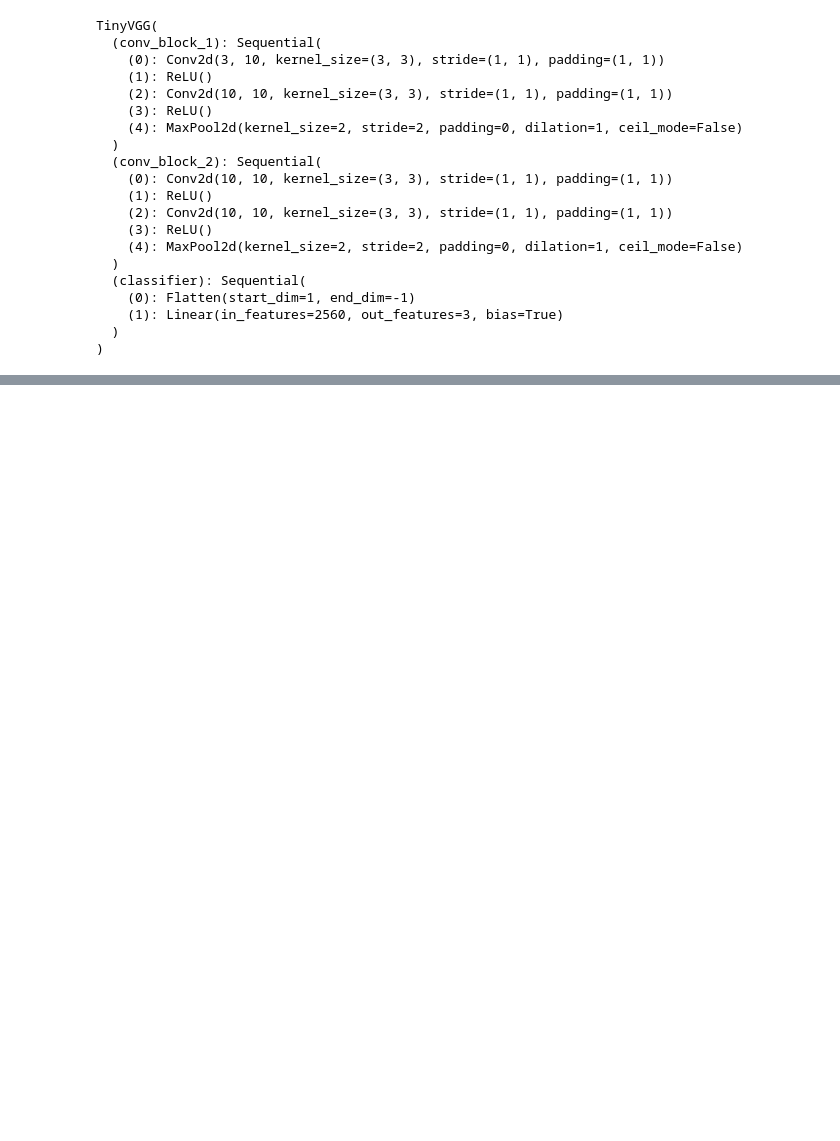
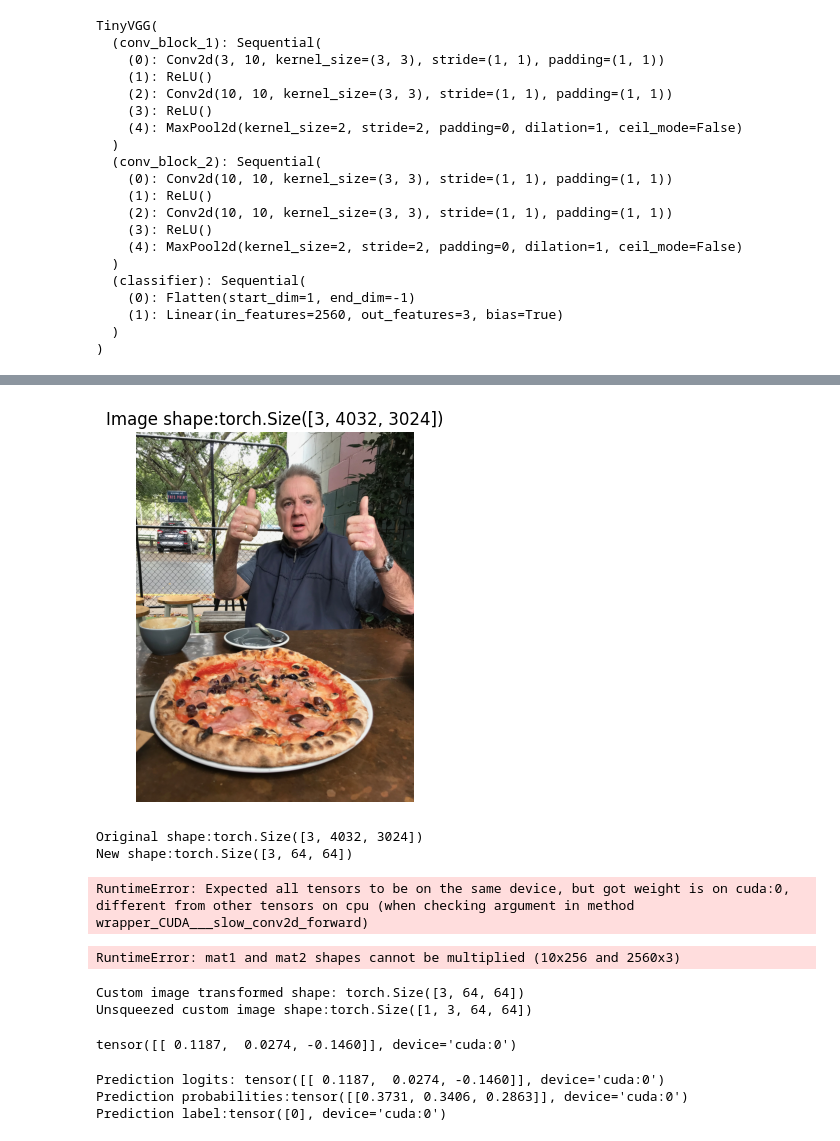
Before and after one commit to ZhimingCUHK/learning-and-learning, a Jupyter notebook: zerotohero pytorch/04.ipynb, the cells around one changed output, grey strips where cells are left out. Cells and saved outputs as stored; diff of their text form; code cells hidden in the pictures; blank space fills up the shorter version.

Commit message:
0821learn

```diff
--- a/zerotohero pytorch/04.ipynb
+++ b/zerotohero pytorch/04.ipynb
@@ -933,0 +976,12 @@ Total training time: 66.662 seconds
+# %%
+import requests
+
+custom_image_path = data_path / "04-pizza-dad.jpeg"
+
+if not custom_image_path.is_file():
+    with open(custom_image_path,"wb") as f:
+        request = requests.get("https://raw.githubusercontent.com/mrdbourke/pytorch-deep-learning/main/images/04-pizza-dad.jpeg")
+        print(f"Downloading {custom_image_path} ...")
+        f.write(request.content)
+else:
+    print(f"{custom_image_path} already exists,skipping download")
@@ -933,0 +1022,9 @@ Total training time: 66.662 seconds
+# %%
+custom_image = torchvision.io.read_image(str(custom_image_path)).type(torch.float32)
+
+custom_image = custom_image / 255
+
+# Print out image data
+print(f"Custom image tensor:\n{custom_image}\n")
+print(f"Custom image shape: {custom_image.shape}\n")
+print(f"Custom image dtype: {custom_image.dtype}")
@@ -933,0 +1049,58 @@ Total training time: 66.662 seconds
+# %%
+plt.imshow(custom_image.permute(1,2,0))
+plt.title(f"Image shape:{custom_image.shape}")
+plt.axis(False);
+# %% [output]
+[figure, added]
+# %%
+custom_image_transform = transforms.Compose([
+    transforms.Resize((64,64)),
+])
+
+custom_image_transformed = custom_image_transform(custom_image)
+
+print(f"Original shape:{custom_image.shape}")
+print(f"New shape:{custom_image_transformed.shape}")
+# %% [output]
+Original shape:torch.Size([3, 4032, 3024])
+New shape:torch.Size([3, 64, 64])
+# %%
+model_1.eval()
+with torch.inference_mode():
+    custom_image_pred = model_1(custom_image_transformed)
+# %% [output]
+RuntimeError: Expected all tensors to be on the same device, but got weight is on cuda:0, different from other tensors on cpu (when checking argument in method wrapper_CUDA___slow_conv2d_forward)
+# %%
+model_1.eval()
+with torch.inference_mode():
+    custom_image_pred = model_1(custom_image_transformed.to(device))
+# %% [output]
+RuntimeError: mat1 and mat2 shapes cannot be multiplied (10x256 and 2560x3)
+# %%
+model_1.eval()
+with torch.inference_mode():
+    custom_image_transformed_with_batch_size = custom_image_transformed.unsqueeze(dim=0)
+
+    print(f"Custom image transformed shape: {custom_image_transformed.shape}")
+    print(f"Unsqueezed custom image shape:{custom_image_transformed_with_batch_size.shape}")
+
+    custom_image_pred = model_1(custom_image_transformed_with_batch_size.to(device))
+# %% [output]
+Custom image transformed shape: torch.Size([3, 64, 64])
+Unsqueezed custom image shape:torch.Size([1, 3, 64, 64])
+# %%
+custom_image_pred
+# %% [output]
+tensor([[ 0.1187,  0.0274, -0.1460]], device='cuda:0')
+# %%
+print(f"Prediction logits: {custom_image_pred}")
+
+custom_image_pred_probs = torch.softmax(custom_image_pred,dim=1)
+print(f"Prediction probabilities:{custom_image_pred_probs}")
+
+custom_image_pred_label = torch.argmax(custom_image_pred_probs,dim=1)
+print(f"Prediction label:{custom_image_pred_label}")
+# %% [output]
+Prediction logits: tensor([[ 0.1187,  0.0274, -0.1460]], device='cuda:0')
+Prediction probabilities:tensor([[0.3731, 0.3406, 0.2863]], device='cuda:0')
+Prediction label:tensor([0], device='cuda:0')
```
Also changed, not shown: parts of 20 cells of this notebook.
